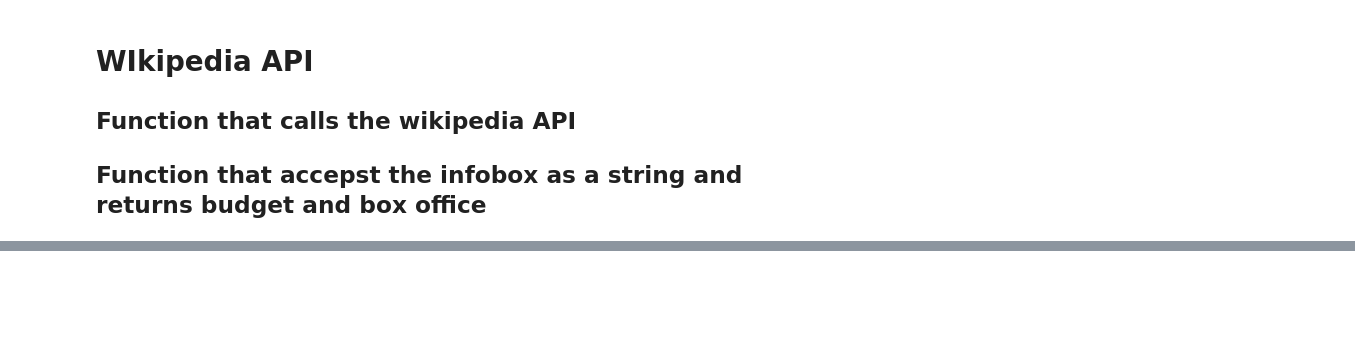
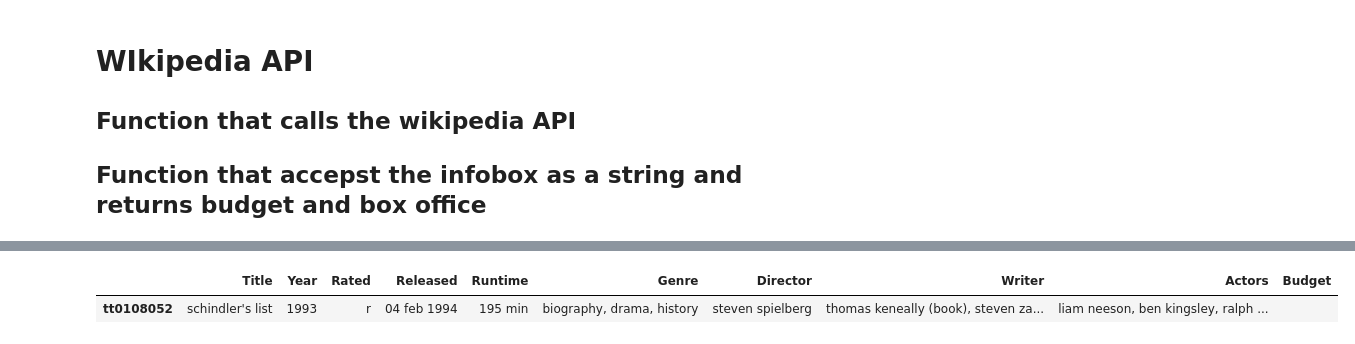
Before and after one commit to ronsg83/Capstone-1, a Jupyter notebook: Data_Acquisition.ipynb, the cells around one changed output, grey strips where cells are left out. Cells and saved outputs as stored; diff of their text form; code cells hidden in the pictures; blank space fills up the shorter version.

```diff
--- a/Data_Acquisition.ipynb
+++ b/Data_Acquisition.ipynb
@@ -145,0 +173,30 @@ print(set(tags))
+# %%
+DF_movie_info = pd.DataFrame()
+DF_genre_info = pd.DataFrame()
+DF_award_info = pd.DataFrame()
+DF_outcome_info = pd.DataFrame()
+# %%
+# Setting up the movie info
+
+movie = "Schindler's List"
+movie = movie.lower()
+json = omdbapi(movie)
+
+# Movie Info Dataframe
+all_columns = 'Title Year Rated Released Runtime Genre Director Writer Actors Budget'.split()
+for col in all_columns:
+    if col not in json.keys():
+        DF_movie_info.loc[json['imdbID'], col] = ""
+    else:
+        if isinstance(json[col], str):
+            json[col] = json[col].lower() # make all strings lower case to keep things consistent
+
+        DF_movie_info.loc[json['imdbID'], col] = json[col]
+
+DF_movie_info
+# Oscar Info Dataframe
+# movie = movie.lower()
+# df_oscar
+# %% [output]
+|  | Title | Year | Rated | Released | Runtime | Genre | Director | Writer | Actors | Budget |
+| tt0108052 | schindler's list | 1993 | r | 04 feb 1994 | 195 min | biography, drama, history | steven spielberg | thomas keneally (book), steven za... | liam neeson, ben kingsley, ralph ... |  |
```
Also changed, not shown: parts of 12 cells of this notebook.
